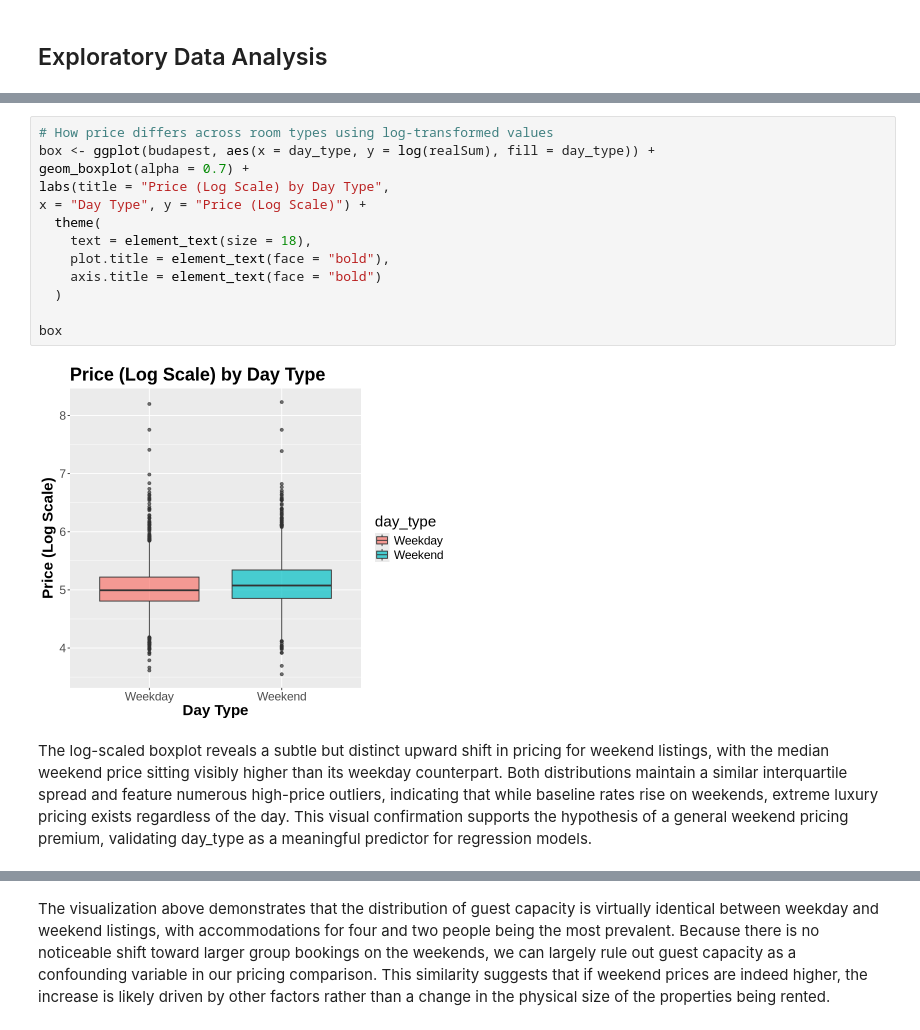
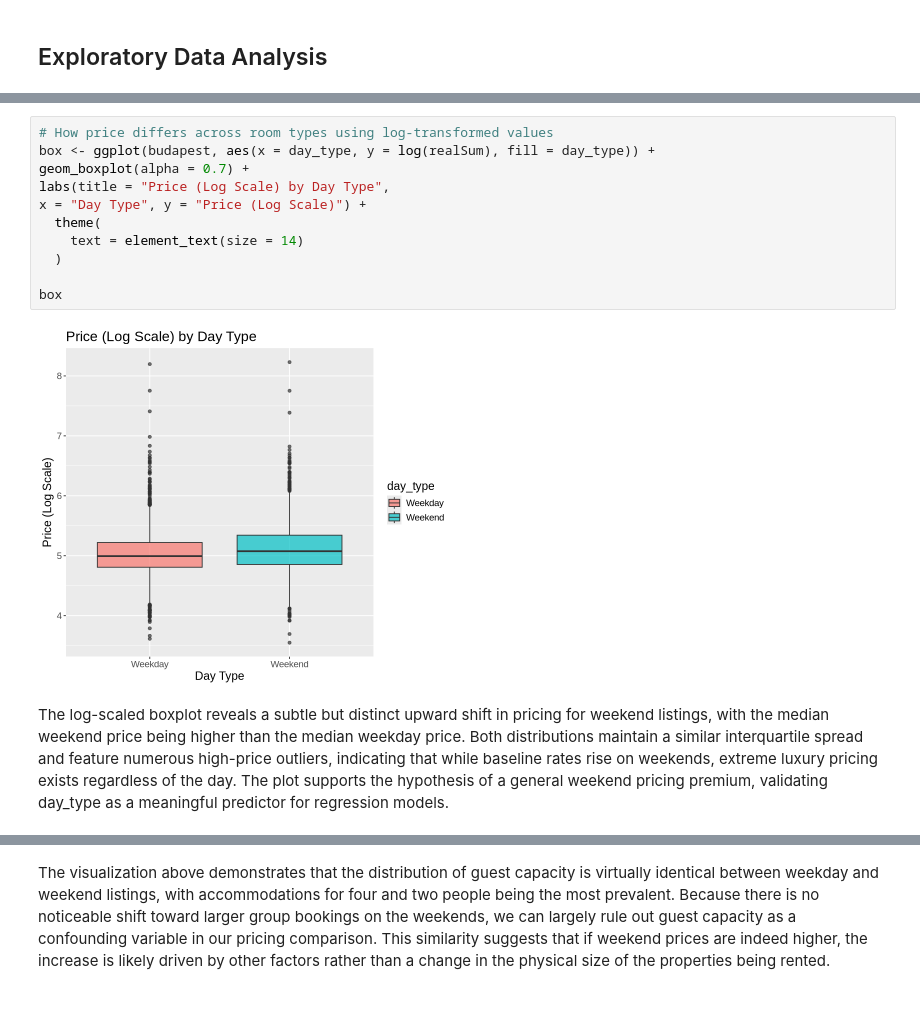
Before and after one commit to gzheng08/budapest-airbnb-price-determinate-inference-analysis, a Jupyter notebook: budapest-airbnb-price-analysis.ipynb, the cells around one changed output, grey strips where cells are left out. Drawn from its saved outputs; the diff is of its cells as text.

```diff
--- a/budapest-airbnb-price-analysis.ipynb
+++ b/budapest-airbnb-price-analysis.ipynb
@@ -79,20 +77,18 @@ From the histogram above, we can see that the prices of the listings are heavily
 # %%
 # How price differs across room types using log-transformed values
 box <- ggplot(budapest, aes(x = day_type, y = log(realSum), fill = day_type)) +
 geom_boxplot(alpha = 0.7) +
 labs(title = "Price (Log Scale) by Day Type",
 x = "Day Type", y = "Price (Log Scale)") +
   theme(
-    text = element_text(size = 18),
-    plot.title = element_text(face = "bold"),
-    axis.title = element_text(face = "bold")
+    text = element_text(size = 14)
   )
 
 box
 # %% [output]
-[figure, old version]
+[figure, new version]
 # %% [markdown]
-The log-scaled boxplot reveals a subtle but distinct upward shift in pricing for weekend listings, with the median weekend price sitting visibly higher than its weekday counterpart. Both distributions maintain a similar interquartile spread and feature numerous high-price outliers, indicating that while baseline rates rise on weekends, extreme luxury pricing exists regardless of the day. This visual confirmation supports the hypothesis of a general weekend pricing premium, validating day_type as a meaningful predictor for regression models.
+The log-scaled boxplot reveals a subtle but distinct upward shift in pricing for weekend listings, with the median weekend price being higher than the median weekday price. Both distributions maintain a similar interquartile spread and feature numerous high-price outliers, indicating that while baseline rates rise on weekends, extreme luxury pricing exists regardless of the day. The plot supports the hypothesis of a general weekend pricing premium, validating day_type as a meaningful predictor for regression models.
 # %%
 ggplot(budapest, aes(x = person_capacity, fill = day_type)) +
   # Create the histogram.
```
Also changed, not shown: parts of 6 cells of this notebook.
